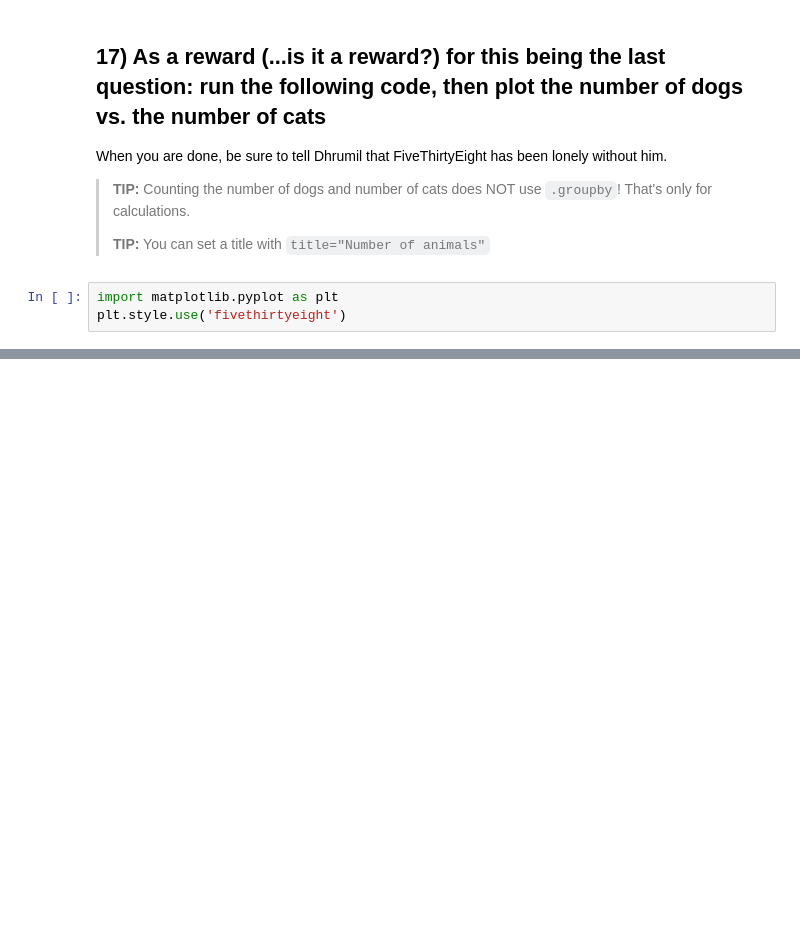
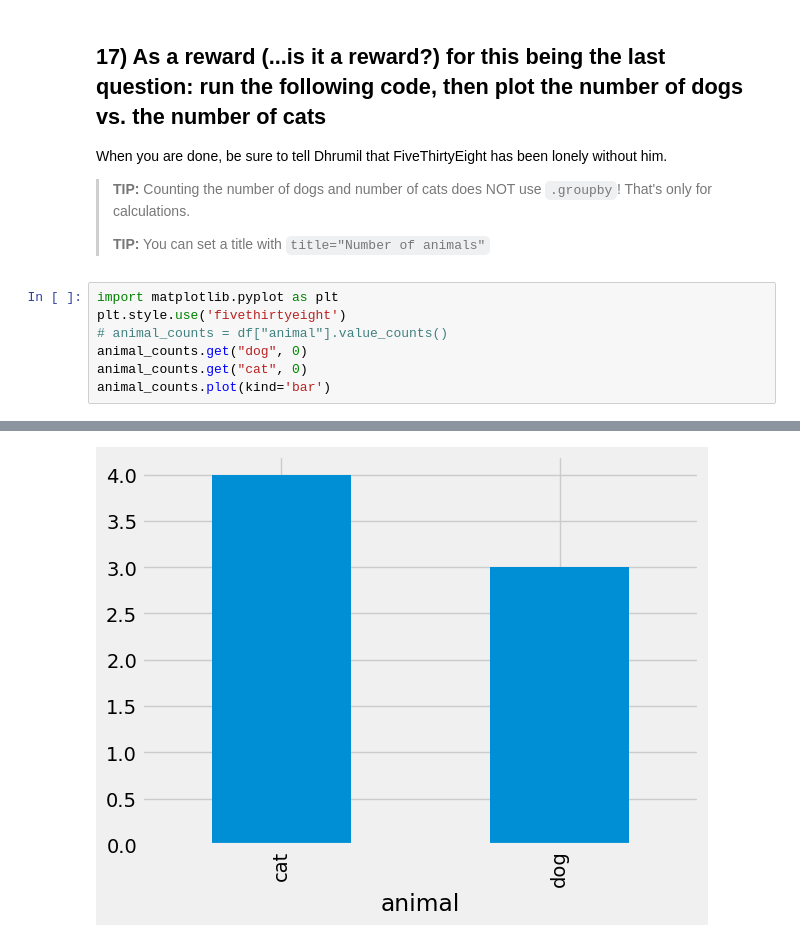
Before and after one commit to jam9501/animals-hw, a Jupyter notebook: 01-Animals.ipynb, the cells around one changed output, grey strips where cells are left out. Saved outputs shown, nothing was run; the diff lists cells and outputs as text; blank space fills up the shorter version.

```diff
--- a/01-Animals.ipynb
+++ b/01-Animals.ipynb
@@ -296,4 +298,8 @@ When you are done, be sure to tell Dhrumil that FiveThirtyEight has been lonely
 # %%
 import matplotlib.pyplot as plt
 plt.style.use('fivethirtyeight')
+# animal_counts = df["animal"].value_counts()
+animal_counts.get("dog", 0)
+animal_counts.get("cat", 0)
+animal_counts.plot(kind='bar')
 # %% [output]
@@ -300,0 +307 @@ plt.style.use('fivethirtyeight')
+[figure, added]
```
Also changed, not shown: parts of 6 cells of this notebook, 1 other file.
